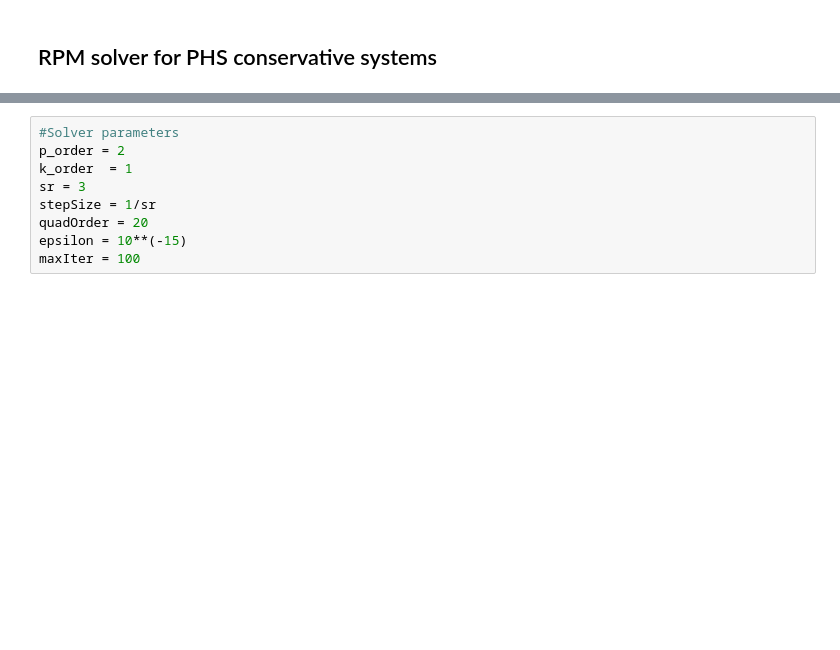
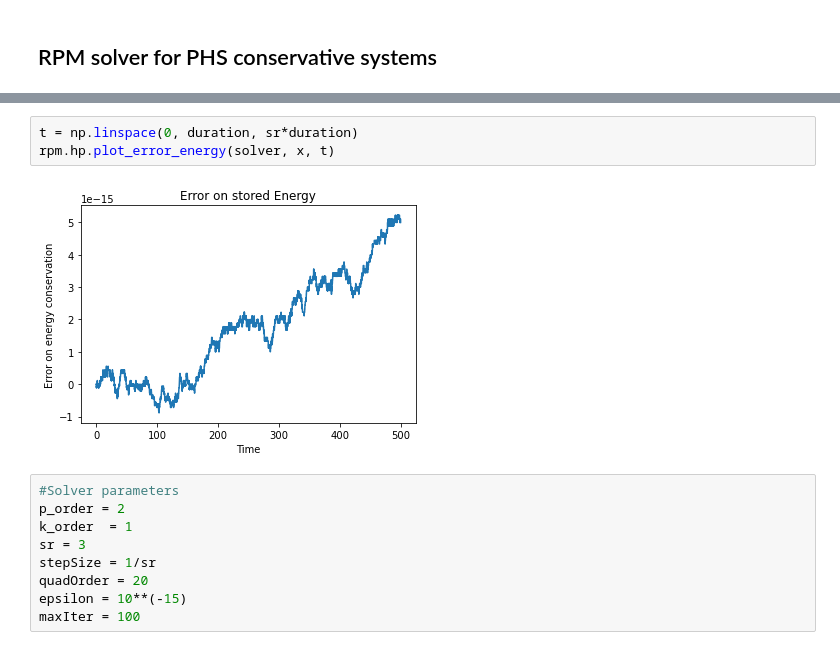
Before and after one commit to RisseThomas/RPM-method, a Jupyter notebook: RMP_tests.ipynb, the cells around one changed output, grey strips where cells are left out. Drawn from its saved outputs; the diff is of its cells as text; blank space fills up the shorter version.

```diff
--- a/solver1/RMP_tests.ipynb
+++ b/RMP_tests.ipynb
@@ -20,3 +36,8 @@ phs_struct = model.triangle.build_non_linear(1, 1)
+# %%
+t = np.linspace(0, duration, sr*duration)
+rpm.hp.plot_error_energy(solver, x, t)
+# %% [output]
+[figure, added]
 # %%
 #Solver parameters
 p_order = 2
```
Also changed, not shown: parts of 3 cells of this notebook, 23 other files.
